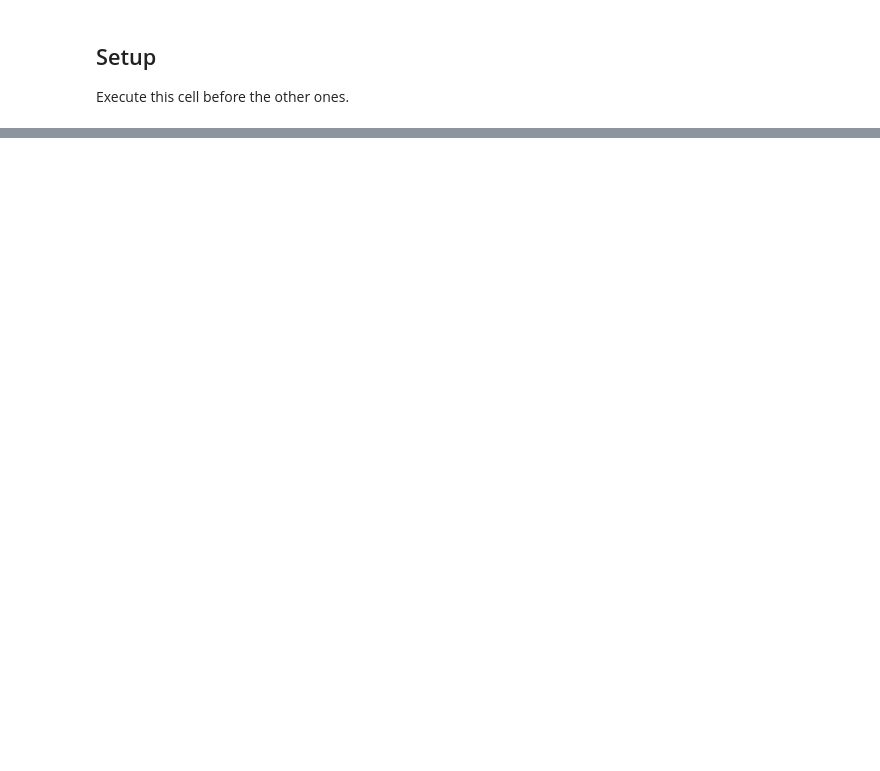
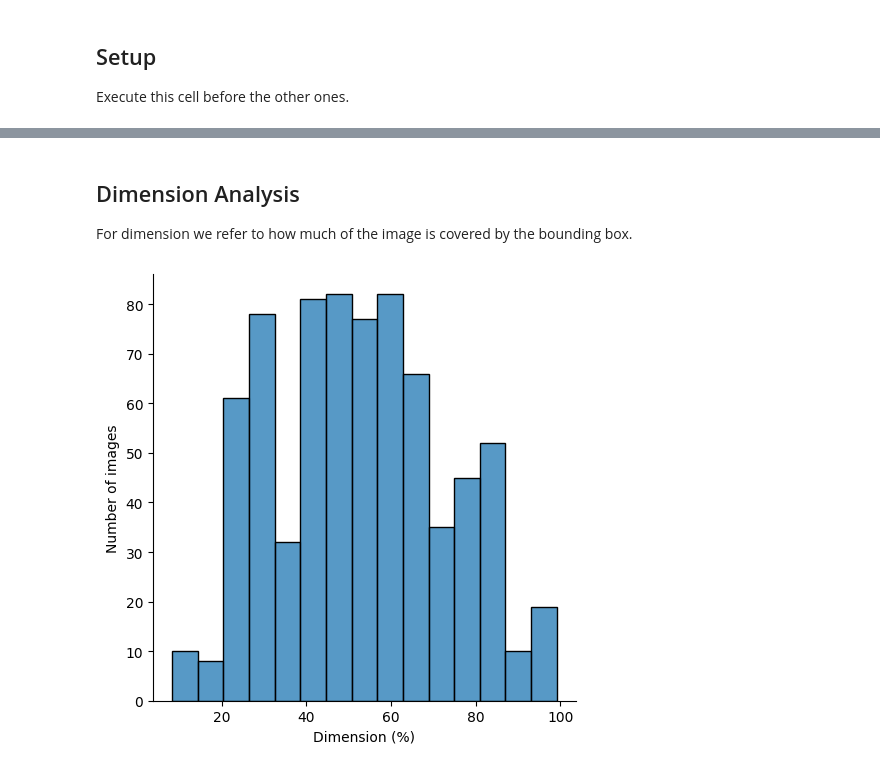
Before and after one commit to GiovaSpine/foosball-in-perspective-detection, a Jupyter notebook: notebooks/labels_profiling.ipynb, the cells around one changed output, grey strips where cells are left out. Saved outputs shown, nothing was run; the diff lists cells and outputs as text; code cells hidden in the pictures; blank space fills up the shorter version.

```diff
--- a/notebooks/labels_profiling.ipynb
+++ b/notebooks/labels_profiling.ipynb
@@ -53,0 +69,13 @@ for r in result:
+# %% [markdown]
+## Dimension Analysis
+For dimension we refer to how much of the image is covered by the bounding box.
+# %%
+import matplotlib.pyplot as plt
+import seaborn as sns
+
+sns.displot(df["dimension"])
+plt.xlabel("Dimension (%)")
+plt.ylabel("Number of images")
+plt.show()
+# %% [output]
+[figure, added]
```
Also changed, not shown: parts of 7 cells of this notebook, 2 other files.
